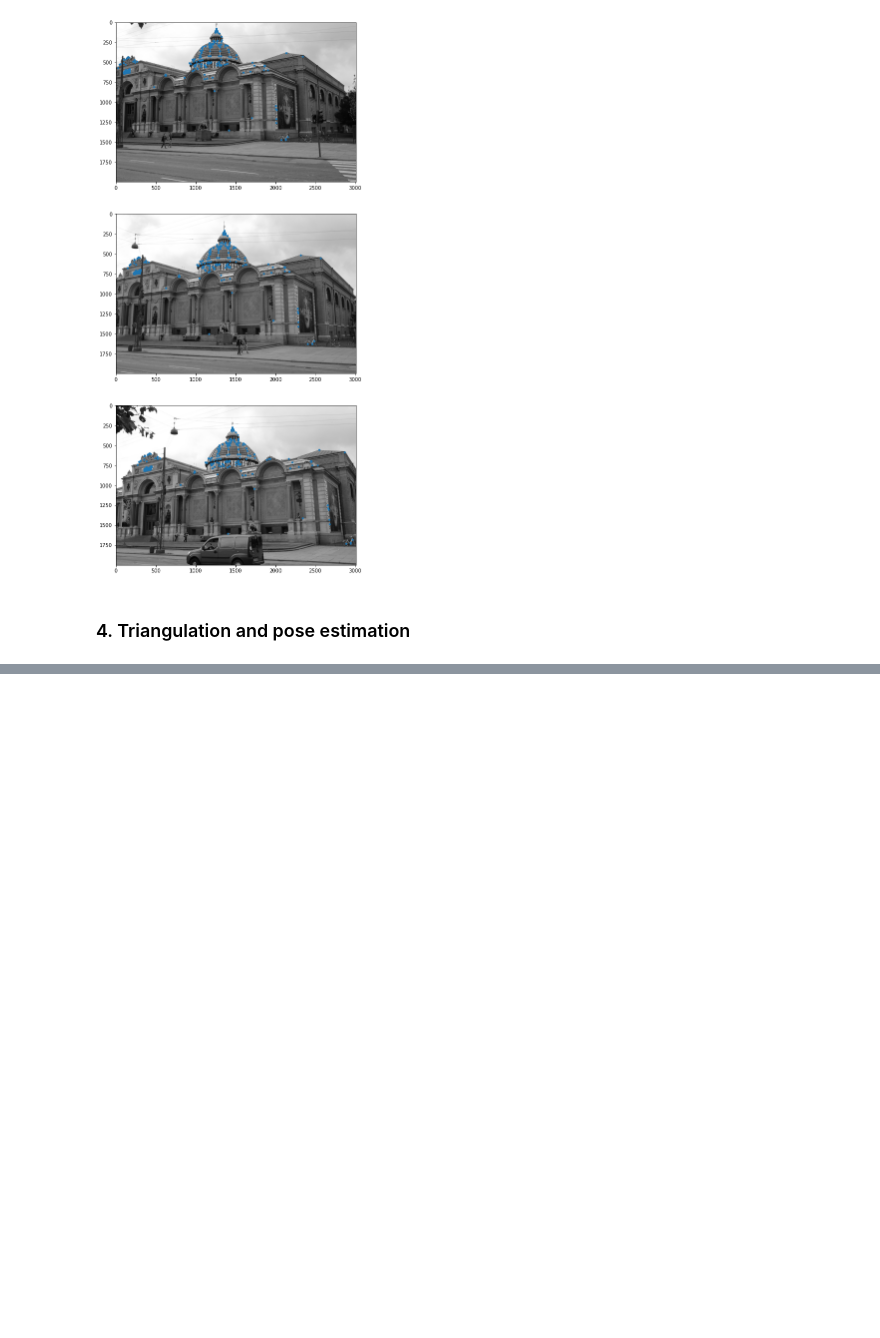
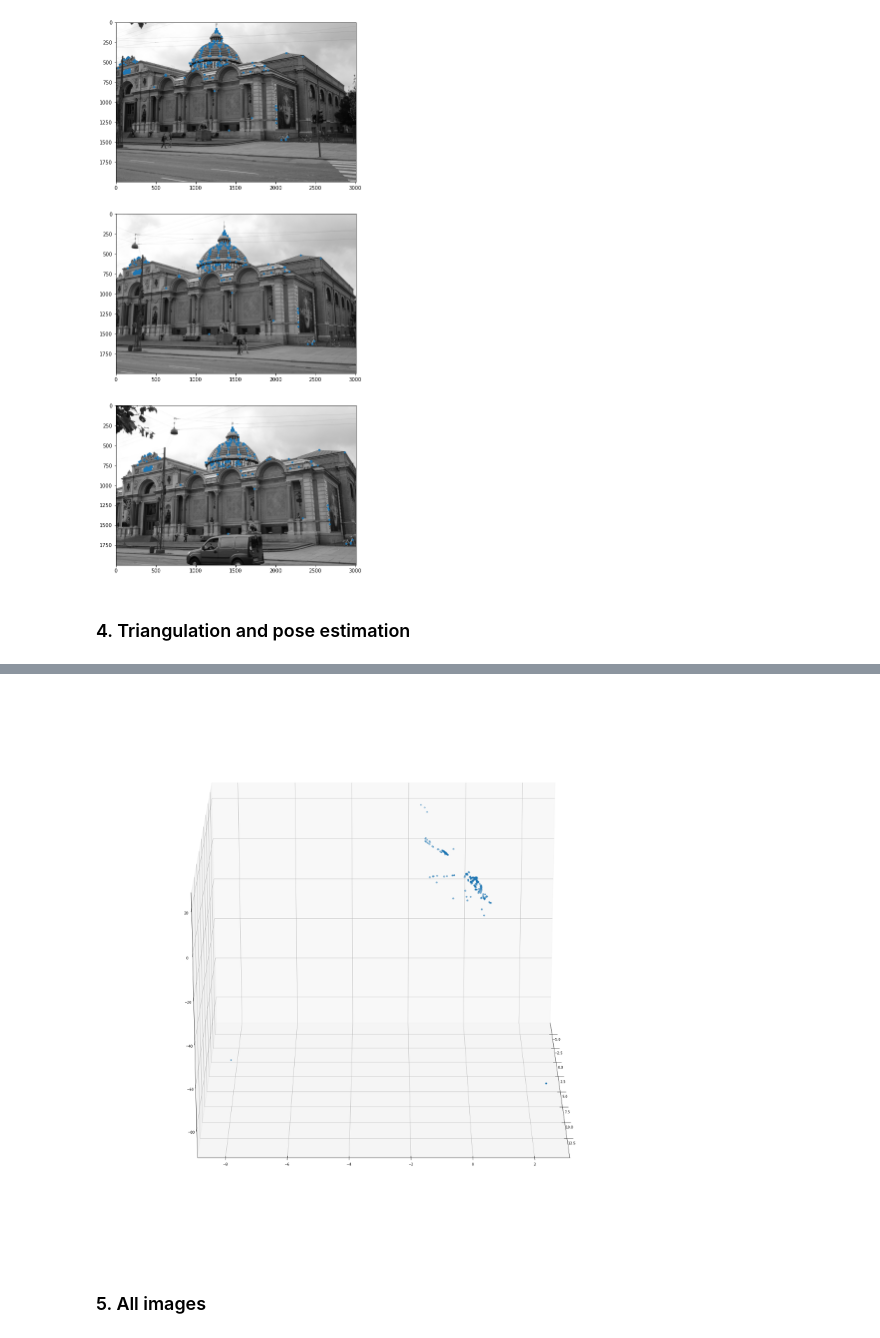
Before and after one commit to JulietteVl/ComputerVision, a Jupyter notebook: week11-12.ipynb, the cells around one changed output, grey strips where cells are left out. Drawn from its saved outputs; the diff is of its cells as text; code cells hidden in the pictures; blank space fills up the shorter version.

```diff
--- a/week11-12.ipynb
+++ b/week11-12.ipynb
@@ -83,3 +71,11 @@ for i in range(n_im - 1):
+# %%
+E01, mask = cv2.findEssentialMat(
+    points_i,
+    points_ip1,
+    cameraMatrix=K,
+    method=cv2.RANSAC
+)
+_, R1, t1, _ = cv2.recoverPose(E01, points_i, points_ip1, K)
 # %% [markdown]
 ### 3. Subset of features in 3 consecutive images
 # %%
@@ -90,7 +86,7 @@ points.append(kps[0][matches[0][idx01, 0]])
 points.append(kps[1][matches[1][idx12, 0]])
 points.append(kps[2][matches[1][idx12, 1]])
 
-fig, ax = plt.subplots(3, figsize=(30, 20))
+fig, ax = plt.subplots(3, figsize=(45, 20))
 for i in range(3):
     ax[i].imshow(im[i])
     ax[i].plot(points[i][:, 0], points[i][:, 1], '.')
@@ -100,0 +132,22 @@ for i in range(3):
+# %%
+R0 = np.eye(3)
+t0 = np.array([[0, 0, 0]]).T
+T0 = np.vstack((np.hstack([R0, t0])))
+T1 = np.vstack((np.hstack([R1, t1])))
+P0 = K @ T0
+P1 = K @ T1
+Qs = []
+for i in range(len(points[0])):
+    Qs.append(triangulate(np.array([points[0][i], points[1][i]]), [P0, P1]))
+# %%
+Qs = np.array(Qs).reshape(-1, 3)
+# %%
+fig = plt.figure(figsize=(30, 30))
+ax = fig.add_subplot(projection="3d")
+Qs = Qs[Qs[:, 2] > -100]
+ax.scatter(Qs[:, 0], Qs[:, 1], Qs[:, 2], '.');
+ax.view_init(20, 0)
+# %% [output]
+[figure, added]
+# %% [markdown]
+### 5. All images
```
Also changed, not shown: parts of 9 cells of this notebook, 2 other files.
